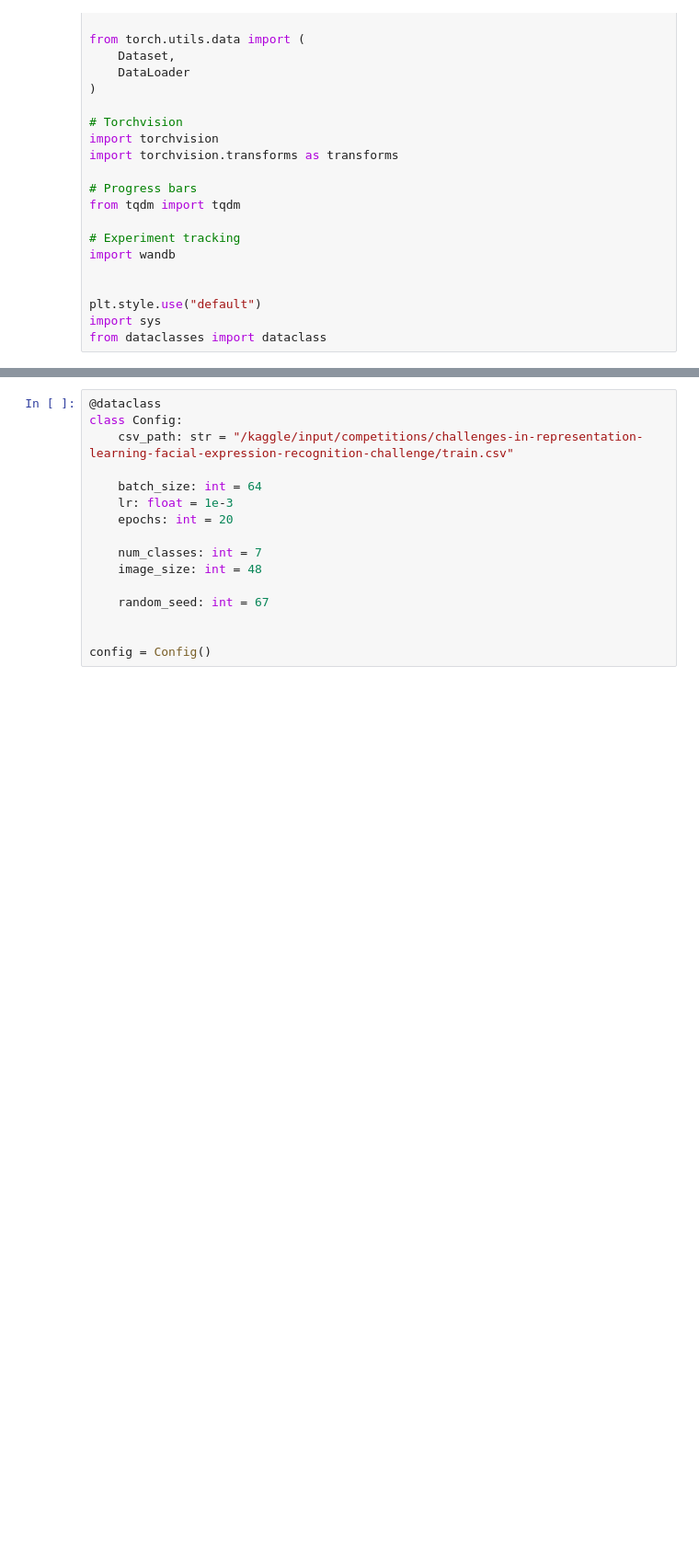
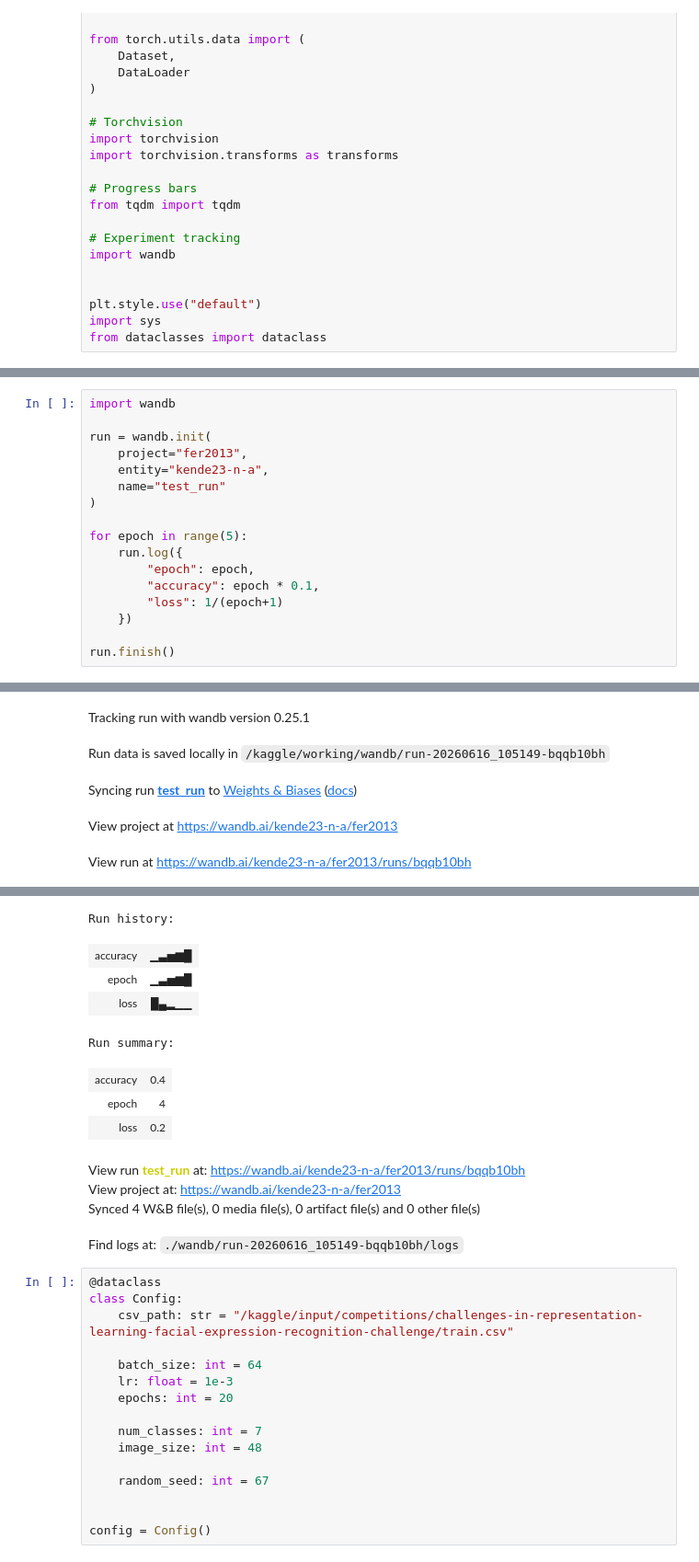
Before and after one commit to K0NSTANT1N3/Facial-Expression-Recognition, a Jupyter notebook: notebooks/03_working.ipynb, the cells around one changed output, grey strips where cells are left out. Shown at 92% size. Saved outputs shown, nothing was run; the diff lists cells and outputs as text; blank space fills up the shorter version.

```diff
--- a/notebooks/03_working.ipynb
+++ b/notebooks/03_working.ipynb
@@ -78 +80,19 @@ wandb: Appending key for api.wandb.ai to your netrc file: /root/.netrc
 True
+# %%
+import wandb
+
+run = wandb.init(
+    project="fer2013",
+    entity="kende23-n-a",
+    name="test_run"
+)
+
+for epoch in range(5):
+    run.log({
+        "epoch": epoch,
+        "accuracy": epoch * 0.1,
+        "loss": 1/(epoch+1)
+    })
+
+run.finish()
+# %% [output]
@@ -78,0 +100,5 @@ True
+Tracking run with wandb version 0.25.1
+Run data is saved locally in /kaggle/working/wandb/run-20260616_105149-bqqb10bh
+Syncing run test_run to Weights & Biases (docs)
+View project at https://wandb.ai/kende23-n-a/fer2013
+View run at https://wandb.ai/kende23-n-a/fer2013/runs/bqqb10bh
@@ -79,3 +106,15 @@ True
+Run history:
+| accuracy | ▁▃▅▆█ |
+| epoch | ▁▃▅▆█ |
+| loss | █▄▂▁▁ |
+Run summary:
+| accuracy | 0.4 |
+| epoch | 4 |
+| loss | 0.2 |
+View run test_run at: https://wandb.ai/kende23-n-a/fer2013/runs/bqqb10bh
+View project at: https://wandb.ai/kende23-n-a/fer2013
+Synced 4 W&B file(s), 0 media file(s), 0 artifact file(s) and 0 other file(s)
+Find logs at: ./wandb/run-20260616_105149-bqqb10bh/logs
 # %%
 @dataclass
 class Config:
```
Also changed, not shown: parts of 14 cells of this notebook.
